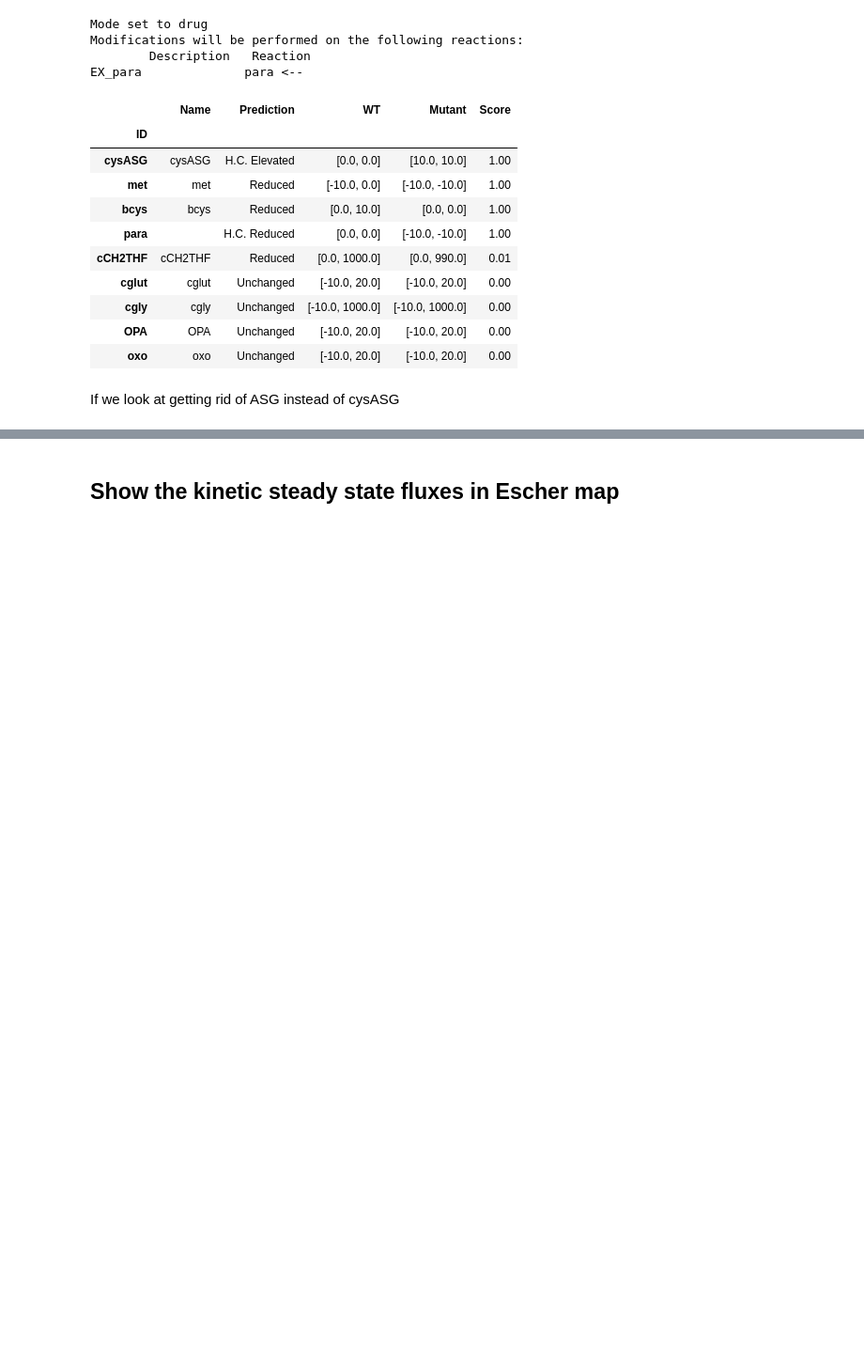
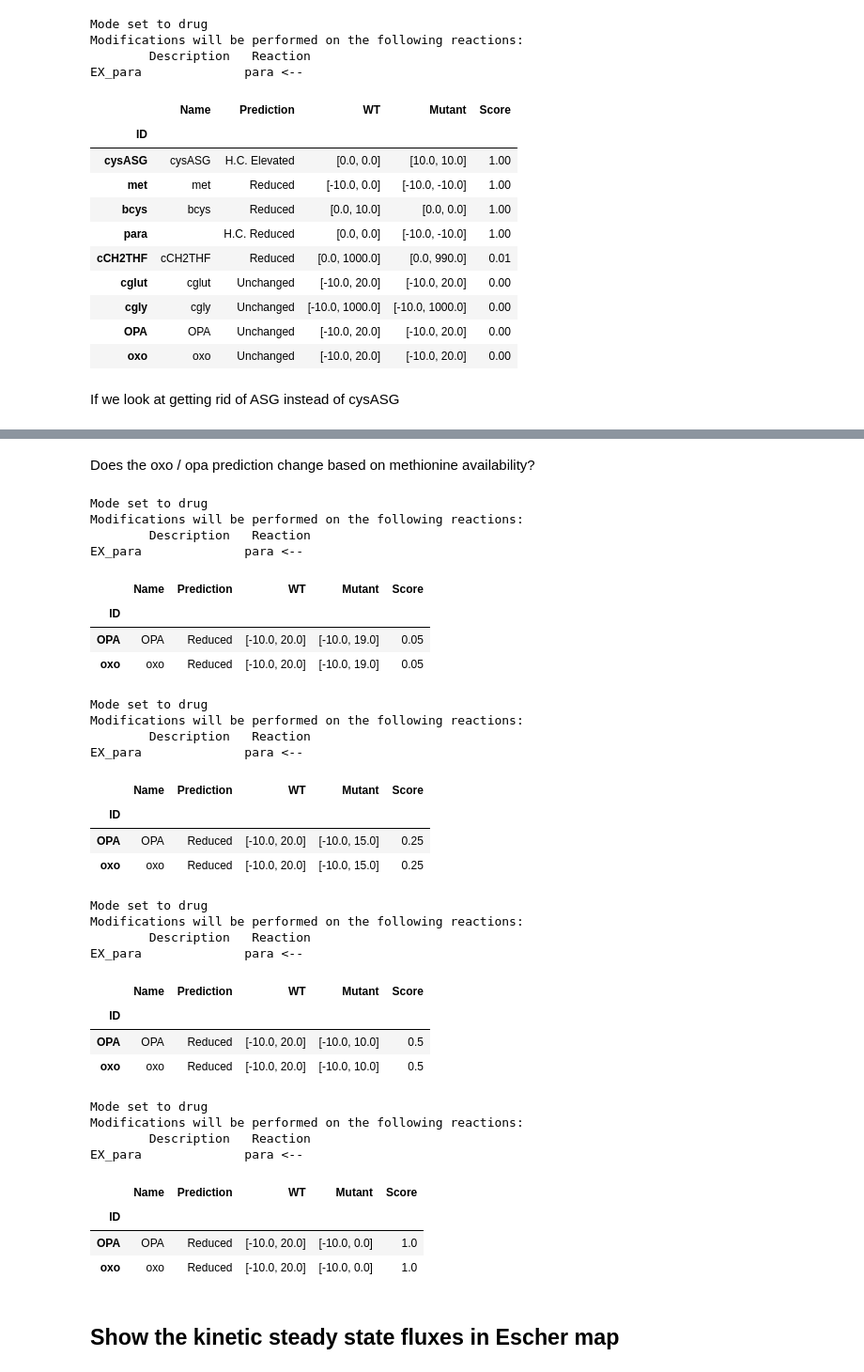
Before and after one commit to ThierryMondeel/Glutathione_biomarkers, a Jupyter notebook: Code/FBA_on_Geenen_et_al_model.ipynb, the cells around one changed output, grey strips where cells are left out. Shown at 94% size. Saved outputs shown, nothing was run; the diff lists cells and outputs as text; code cells hidden in the pictures; blank space fills up the shorter version.

```diff
--- a/Code/FBA_on_Geenen_et_al_model.ipynb
+++ b/Code/FBA_on_Geenen_et_al_model.ipynb
@@ -177,6 +163,48 @@ EX_para              para <--
 | cCH2THF | cCH2THF | Reduced | [0.0, 1000.0] | [0.0, 999.0] | 0.001 |
 | cgly | cgly | Unchanged | [-10.0, 1000.0] | [-10.0, 1000.0] | 0.000 |
 | cysASG | cysASG | Unchanged | [0.0, 0.0] | [0.0, 0.0] | 0.000 |
+# %% [markdown]
+Does the oxo / opa prediction change based on methionine availability?
+# %%
+for bound in [-1, -5, -10, -20]:
+    model = model_ASG.copy()
+
+    model.reactions.EX_v39.lower_bound = bound
+
+    display(findBiomarkers(model,fvaRxns=exchanges,mods=['EX_para'],mode='drug',eps = abs(bound), threshold=0).loc[['OPA','oxo']])
+# %% [output]
+Mode set to drug
+Modifications will be performed on the following reactions:
+        Description   Reaction
+EX_para              para <--
+|  | Name | Prediction | WT | Mutant | Score |
+| ID |  |  |  |  |  |
+| OPA | OPA | Reduced | [-10.0, 20.0] | [-10.0, 19.0] | 0.05 |
+| oxo | oxo | Reduced | [-10.0, 20.0] | [-10.0, 19.0] | 0.05 |
+Mode set to drug
+Modifications will be performed on the following reactions:
+        Description   Reaction
+EX_para              para <--
+|  | Name | Prediction | WT | Mutant | Score |
+| ID |  |  |  |  |  |
+| OPA | OPA | Reduced | [-10.0, 20.0] | [-10.0, 15.0] | 0.25 |
+| oxo | oxo | Reduced | [-10.0, 20.0] | [-10.0, 15.0] | 0.25 |
+Mode set to drug
+Modifications will be performed on the following reactions:
+        Description   Reaction
+EX_para              para <--
+|  | Name | Prediction | WT | Mutant | Score |
+| ID |  |  |  |  |  |
+| OPA | OPA | Reduced | [-10.0, 20.0] | [-10.0, 10.0] | 0.5 |
+| oxo | oxo | Reduced | [-10.0, 20.0] | [-10.0, 10.0] | 0.5 |
+Mode set to drug
+Modifications will be performed on the following reactions:
+        Description   Reaction
+EX_para              para <--
+|  | Name | Prediction | WT | Mutant | Score |
+| ID |  |  |  |  |  |
+| OPA | OPA | Reduced | [-10.0, 20.0] | [-10.0, 0.0] | 1.0 |
+| oxo | oxo | Reduced | [-10.0, 20.0] | [-10.0, 0.0] | 1.0 |
 # %% [markdown]
 ## Show the kinetic steady state fluxes in Escher map
 # %%
```
Also changed, not shown: parts of 9 cells of this notebook, 12 other files.
